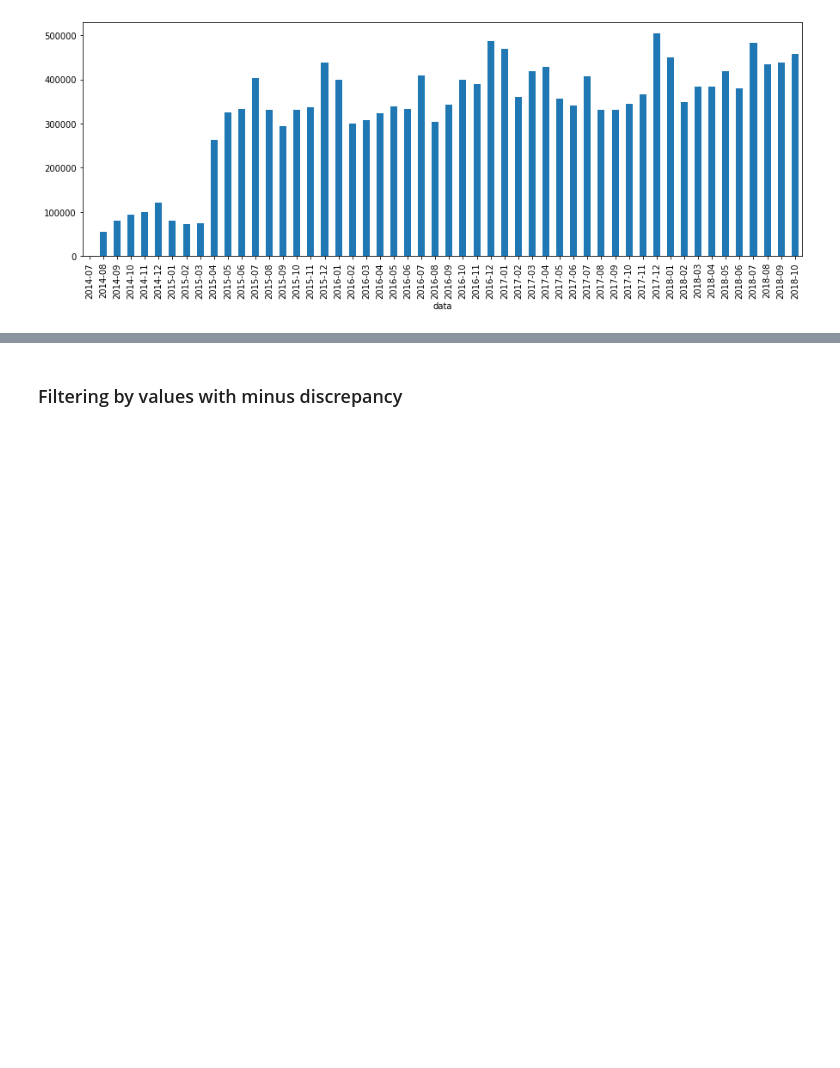
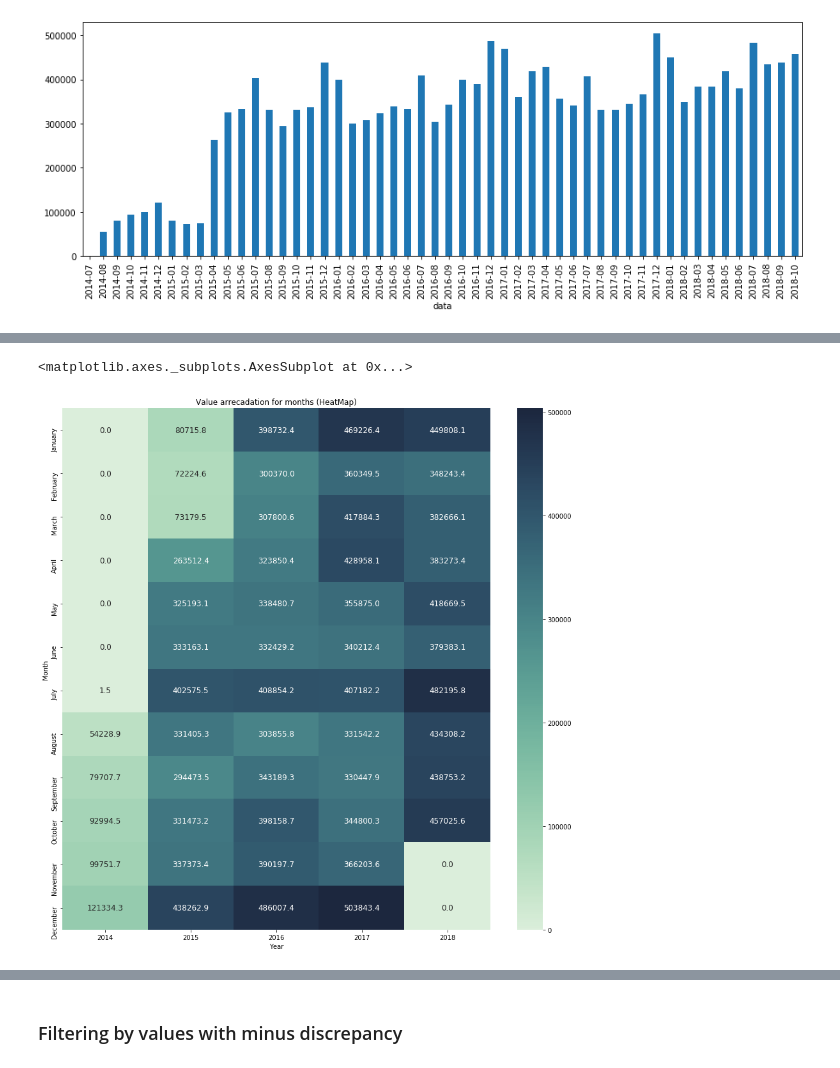
Before and after one commit to AAntunesNDS/time_series_deeplearning, a Jupyter notebook: TimeSeriesKerasTensorFlow_DevAcademyChallange_Dataset_2.ipynb, the cells around one changed output, grey strips where cells are left out. Saved outputs shown, nothing was run; the diff lists cells and outputs as text; code cells hidden in the pictures; blank space fills up the shorter version.

```diff
--- a/TimeSeriesKerasTensorFlow_DevAcademyChallange_Dataset_2.ipynb
+++ b/TimeSeriesKerasTensorFlow_DevAcademyChallange_Dataset_2.ipynb
@@ -54,0 +79,11 @@ data['valor'].groupby(data['data'].dt.to_period('M')).sum().plot(figsize=(15,5))
+# %%
+fig= plt.figure(figsize=(15,15), )
+ax = plt.axes()
+ax.set_title('Value arrecadation for months (HeatMap)')
+
+cmap = sns.cubehelix_palette(rot=-.4, as_cmap=True, light=.9)
+cmap.set_under(".5")
+sns.heatmap(pt, ax = ax, cmap=cmap, fmt='.1f', mask=pt.isnull(), annot=True, annot_kws={'size':12})
+# %% [output]
+<matplotlib.axes._subplots.AxesSubplot at 0x...>
+[figure, added]
```
Also changed, not shown: parts of 10 cells of this notebook.
